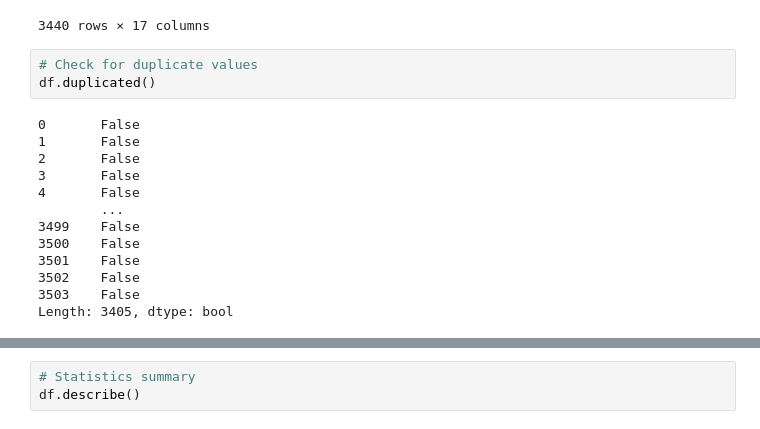
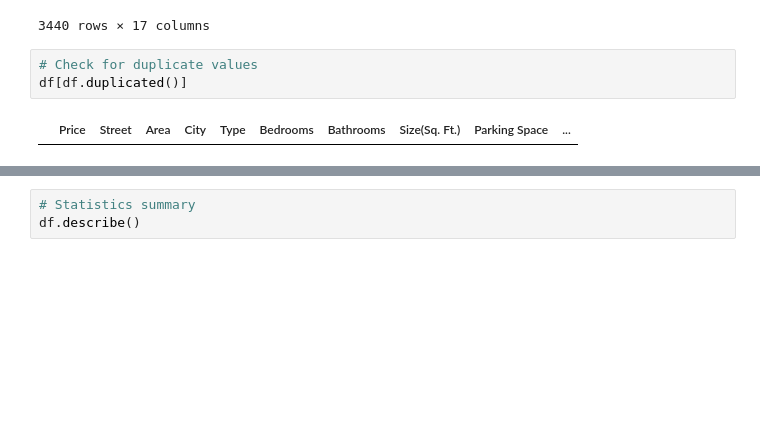
Before and after one commit to jhonnovax/House-Price-Prediction, a Jupyter notebook: house-price-prediction.ipynb, the cells around one changed output, grey strips where cells are left out. Saved outputs shown, nothing was run; the diff lists cells and outputs as text; blank space fills up the shorter version.

```diff
--- a/house-price-prediction.ipynb
+++ b/house-price-prediction.ipynb
@@ -215,20 +230,9 @@ df
 3440 rows × 17 columns
 # %%
 # Check for duplicate values
-df.duplicated()
+df[df.duplicated()]
 # %% [output]
-0       False
-1       False
-2       False
-3       False
-4       False
-        ...
-3499    False
-3500    False
-3501    False
-3502    False
-3503    False
-Length: 3405, dtype: bool
+|  | Price | Street | Area | City | Type | Bedrooms | Bathrooms | Size(Sq. Ft.) | Parking Space | ... |
 # %%
 df.drop_duplicates(inplace=True)
 df
```
Also changed, not shown: parts of 26 cells of this notebook.
